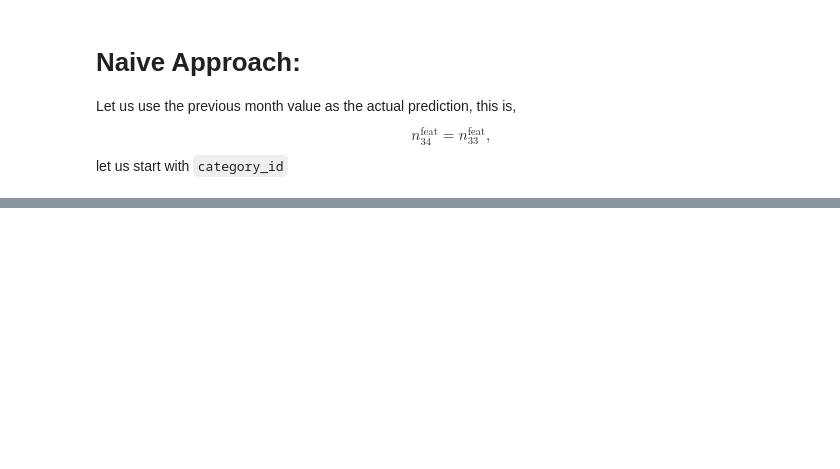
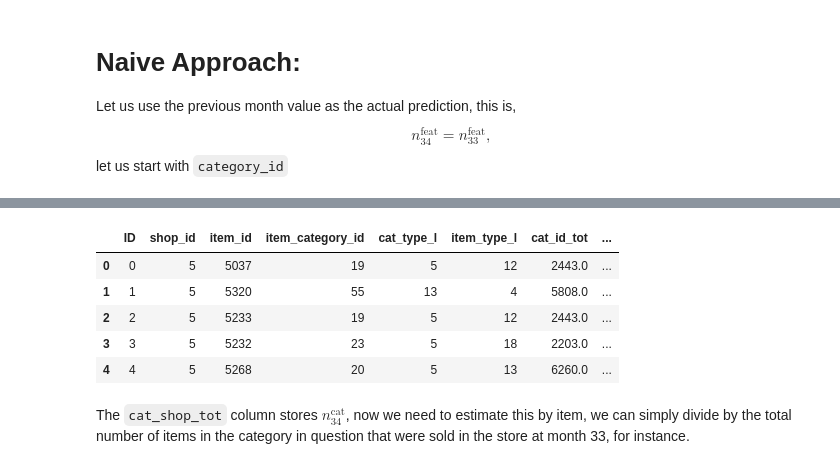
Before and after one commit to data-science-if-usp/kaggle, a Jupyter notebook: pablo/Predict Future Sales.ipynb, the cells around one changed output, grey strips where cells are left out. Drawn from its saved outputs; the diff is of its cells as text; code cells hidden in the pictures; blank space fills up the shorter version.

```diff
--- a/pablo/Predict Future Sales.ipynb
+++ b/pablo/Predict Future Sales.ipynb
@@ -414,0 +459,13 @@ test.describe()
+# %%
+test_cat = 0
+# %%
+test_cat.merge(last_month_it_type, on =['item_type_l'], how='left').head()
+# %% [output]
+|  | ID | shop_id | item_id | item_category_id | cat_type_l | item_type_l | cat_id_tot | ... |
+| 0 | 0 | 5 | 5037 | 19 | 5 | 12 | 2443.0 | ... |
+| 1 | 1 | 5 | 5320 | 55 | 13 | 4 | 5808.0 | ... |
+| 2 | 2 | 5 | 5233 | 19 | 5 | 12 | 2443.0 | ... |
+| 3 | 3 | 5 | 5232 | 23 | 5 | 18 | 2203.0 | ... |
+| 4 | 4 | 5 | 5268 | 20 | 5 | 13 | 6260.0 | ... |
+# %% [markdown]
+The `cat_shop_tot` column stores $n_{34}^{\text{cat}}$, now we need to estimate this by item, we can simply divide by the total number of items in the category in question that were sold in the store at month 33, for instance.
```
Also changed, not shown: parts of 19 cells of this notebook, 1 other file.
